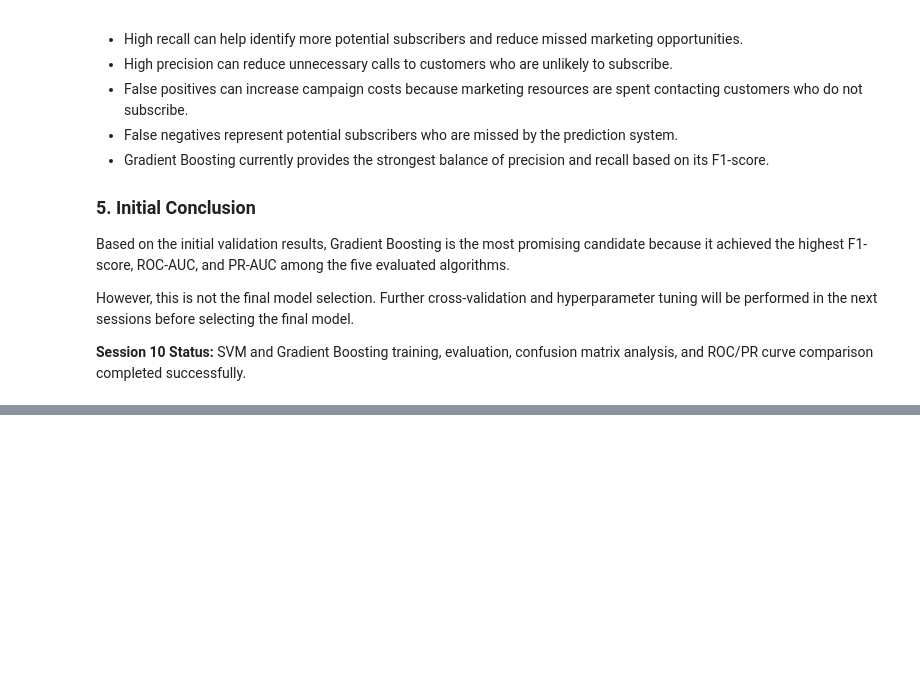
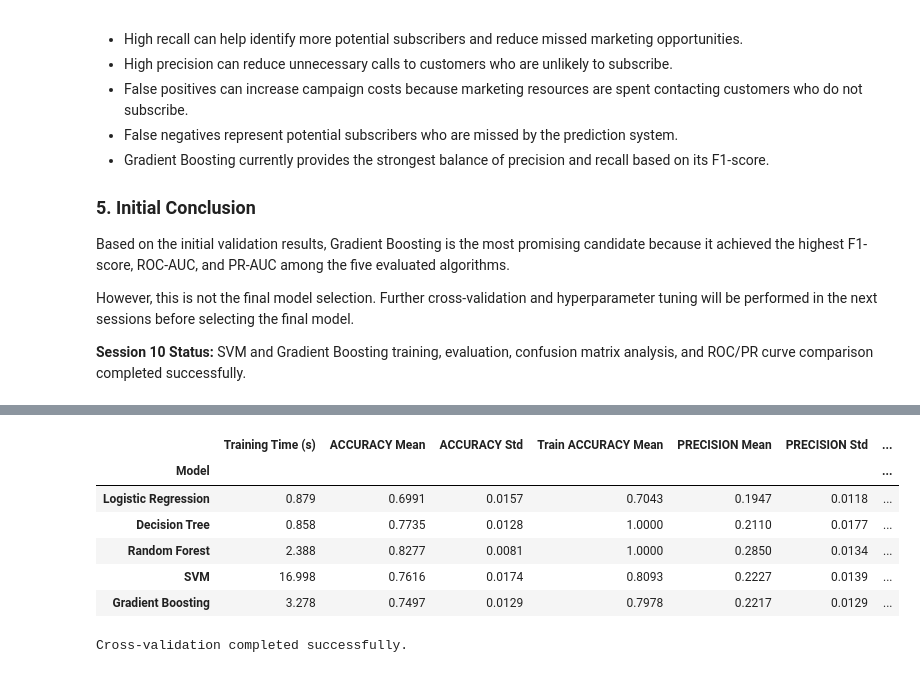
Before and after one commit to ajeetsherkar/Bank-Marketing-ML-PBL, a Jupyter notebook: notebooks/05_model_development.ipynb, the cells around one changed output, grey strips where cells are left out. Cells and saved outputs as stored; diff of their text form; code cells hidden in the pictures; blank space fills up the shorter version.

```diff
--- a/notebooks/05_model_development.ipynb
+++ b/notebooks/05_model_development.ipynb
@@ -1568,0 +1661,68 @@ However, this is not the final model selection. Further cross-validation and hyp
+# %%
+# ==========================================
+# SESSION 11 - FIVE-MODEL CROSS-VALIDATION
+# ==========================================
+
+import time
+from sklearn.model_selection import cross_validate
+
+cv_results = {}
+cv_summary = []
+
+print("=" * 75)
+print("SESSION 11 - FIVE-MODEL CROSS-VALIDATION")
+print("=" * 75)
+
+for model_name, model_pipeline in models_for_cv.items():
+
+    print(f"\nEvaluating: {model_name}")
+    start_time = time.time()
+
+    scores = cross_validate(
+        estimator=model_pipeline,
+        X=X_train,
+        y=y_train,
+        cv=cv_strategy,
+        scoring=cv_scoring,
+        return_train_score=True,
+        n_jobs=1,
+        error_score="raise"
+    )
+
+    elapsed_time = time.time() - start_time
+
+    cv_results[model_name] = scores
+
+    result = {
+        "Model": model_name,
+        "Training Time (s)": round(elapsed_time, 3)
+    }
+
+    for metric in cv_scoring:
+
+        test_scores = scores[f"test_{metric}"]
+        train_scores = scores[f"train_{metric}"]
+
+        result[f"{metric.upper()} Mean"] = test_scores.mean()
+        result[f"{metric.upper()} Std"] = test_scores.std()
+        result[f"Train {metric.upper()} Mean"] = train_scores.mean()
+
+    cv_summary.append(result)
+
+    print(f"Completed in {elapsed_time:.2f} seconds")
+
+# Create cross-validation comparison table
+cv_comparison = pd.DataFrame(cv_summary)
+
+print("\n" + "=" * 75)
+print("FIVE-MODEL CROSS-VALIDATION RESULTS")
+print("=" * 75)
+
+display(
+    cv_comparison
+    .set_index("Model")
+    .round(4)
+)
+
+print("\nCross-validation completed successfully.")
+# %% [output]
@@ -1568,0 +1746,8 @@ However, this is not the final model selection. Further cross-validation and hyp
+|  | Training Time (s) | ACCURACY Mean | ACCURACY Std | Train ACCURACY Mean | PRECISION Mean | PRECISION Std | ... |
+| Model |  |  |  |  |  |  | ... |
+| Logistic Regression | 0.879 | 0.6991 | 0.0157 | 0.7043 | 0.1947 | 0.0118 | ... |
+| Decision Tree | 0.858 | 0.7735 | 0.0128 | 1.0000 | 0.2110 | 0.0177 | ... |
+| Random Forest | 2.388 | 0.8277 | 0.0081 | 1.0000 | 0.2850 | 0.0134 | ... |
+| SVM | 16.998 | 0.7616 | 0.0174 | 0.8093 | 0.2227 | 0.0139 | ... |
+| Gradient Boosting | 3.278 | 0.7497 | 0.0129 | 0.7978 | 0.2217 | 0.0129 | ... |
+Cross-validation completed successfully.
```
Also changed, not shown: parts of 14 cells of this notebook, 1 other file.
